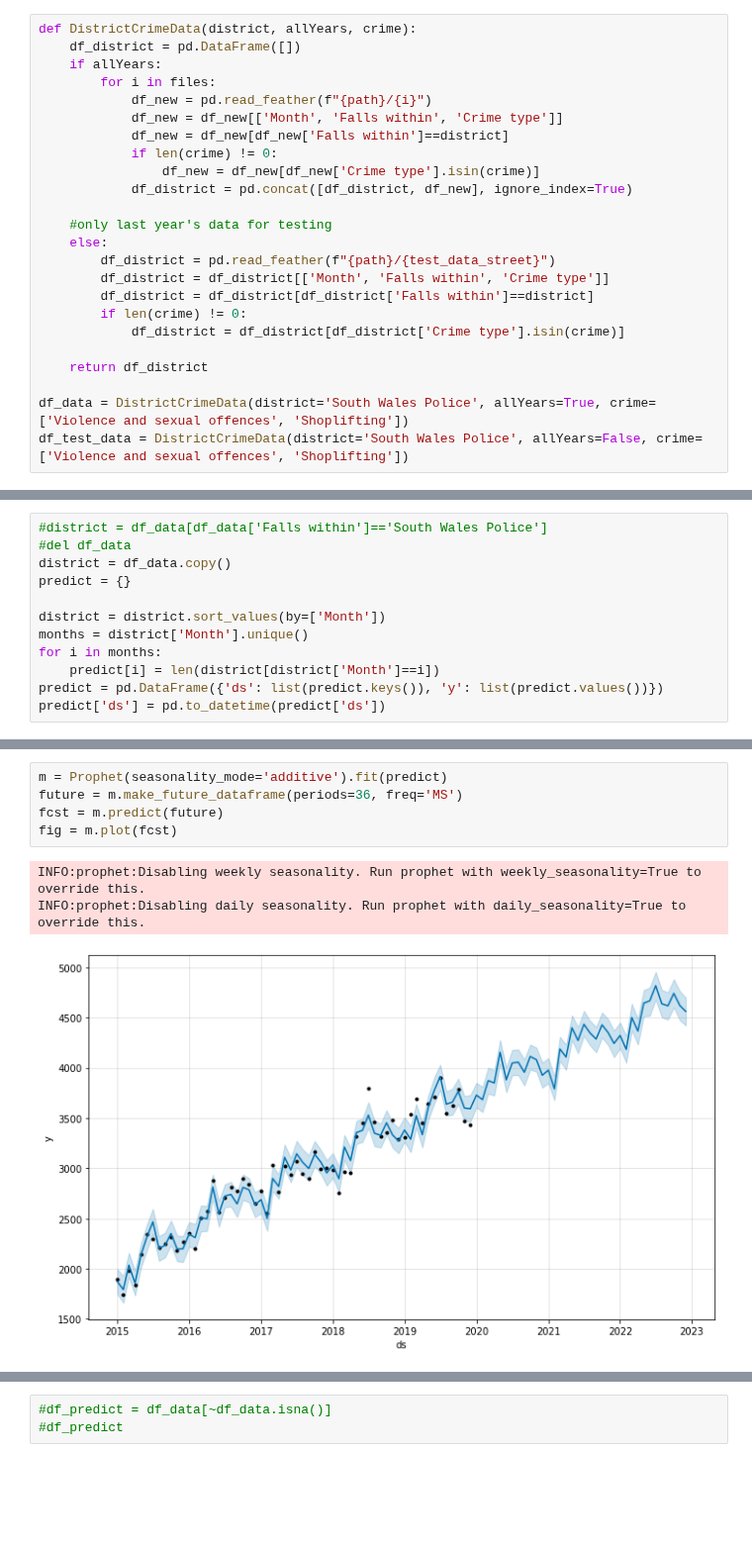
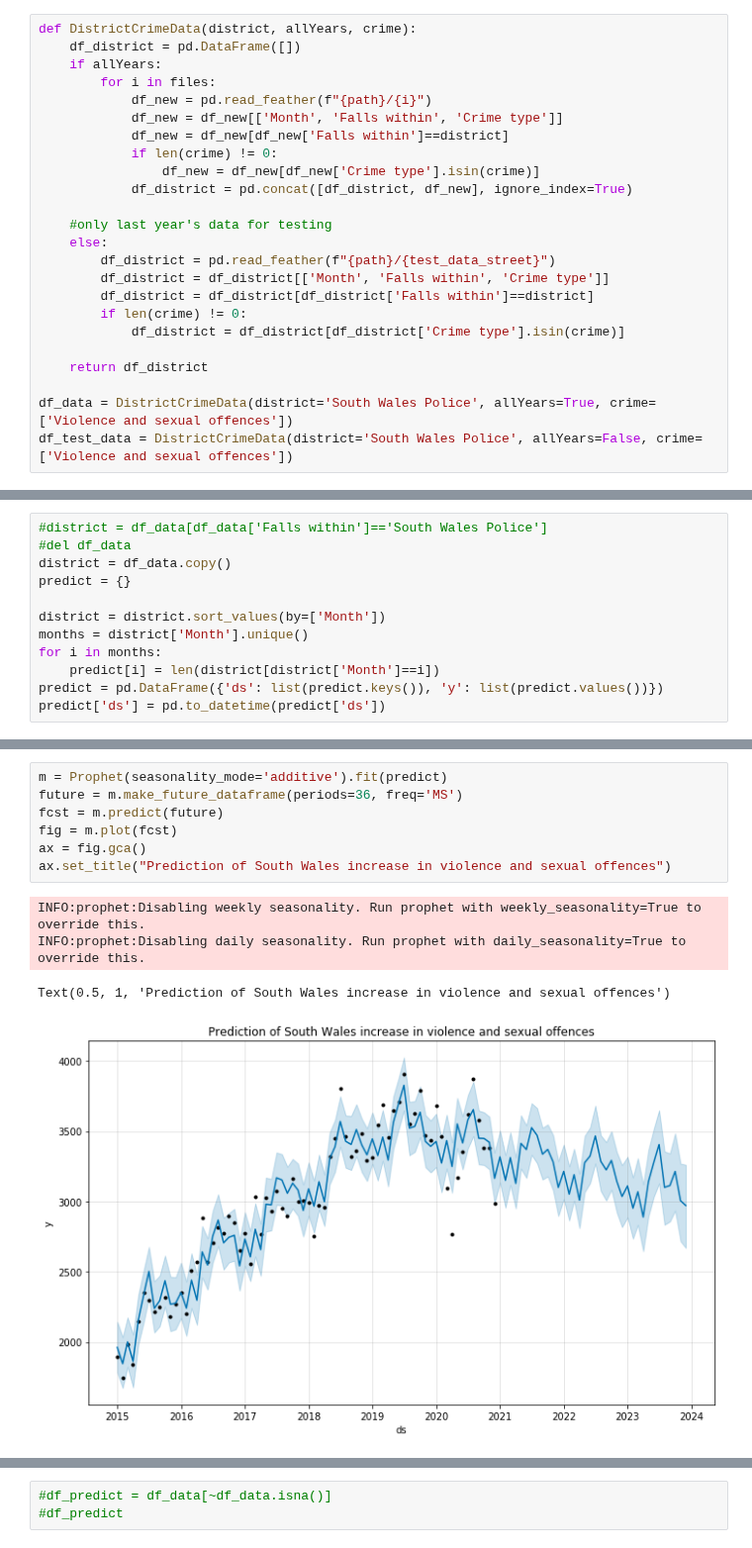
Before and after one commit to Dazai1623818/Datachallenge-2, a Jupyter notebook: Prophet.ipynb, the cells around one changed output, grey strips where cells are left out. Shown at 99% size. Saved outputs shown, nothing was run; the diff lists cells and outputs as text; blank space fills up the shorter version.

```diff
--- a/Prophet.ipynb
+++ b/Prophet.ipynb
@@ -53,7 +54,7 @@ def DistrictCrimeData(district, allYears, crime):
 
     return df_district
 
-df_data = DistrictCrimeData(district='South Wales Police', allYears=True, crime=['Violence and sexual offences', 'Shoplifting'])
-df_test_data = DistrictCrimeData(district='South Wales Police', allYears=False, crime=['Violence and sexual offences', 'Shoplifting'])
+df_data = DistrictCrimeData(district='South Wales Police', allYears=True, crime=['Violence and sexual offences'])
+df_test_data = DistrictCrimeData(district='South Wales Police', allYears=False, crime=['Violence and sexual offences'])
 # %%
 df_data['Crime type'].value_counts()
@@ -135,10 +148,13 @@ m.plot_components(fcst)
 # %%
 m = Prophet(seasonality_mode='additive').fit(predict)
 future = m.make_future_dataframe(periods=36, freq='MS')
 fcst = m.predict(future)
 fig = m.plot(fcst)
+ax = fig.gca()
+ax.set_title("Prediction of South Wales increase in violence and sexual offences")
 # %% [output]
 INFO:prophet:Disabling weekly seasonality. Run prophet with weekly_seasonality=True to override this.
 INFO:prophet:Disabling daily seasonality. Run prophet with daily_seasonality=True to override this.
+Text(0.5, 1, 'Prediction of South Wales increase in violence and sexual offences')
-[figure, old version]
+[figure, new version]
 # %%
```
Also changed, not shown: parts of 18 cells of this notebook.
